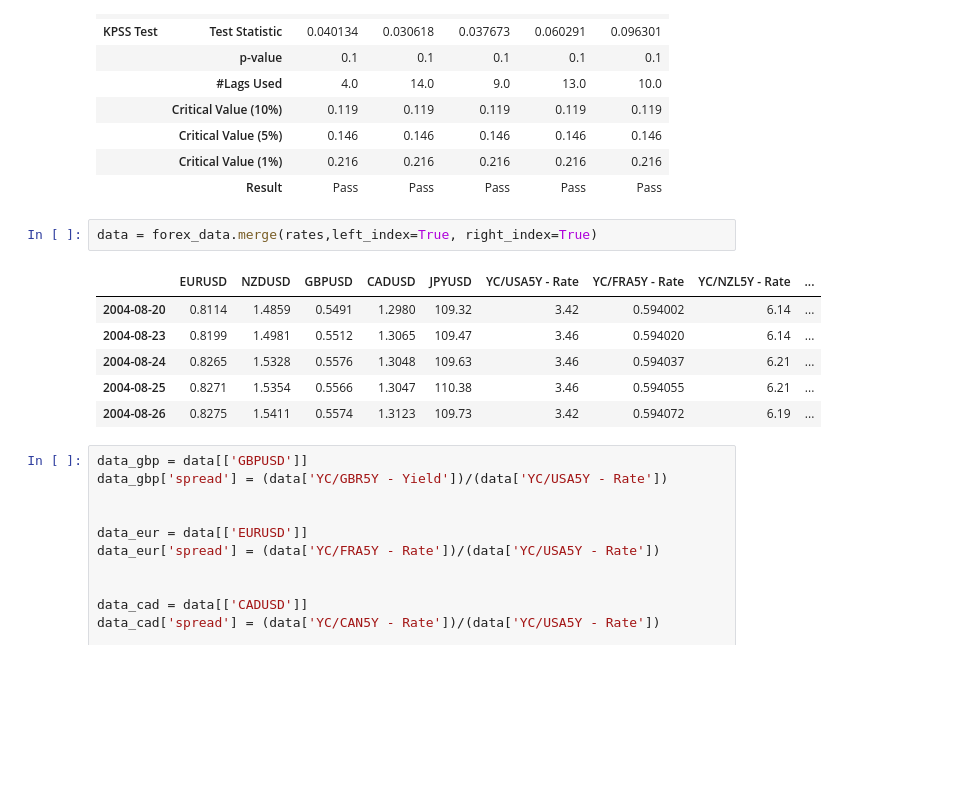
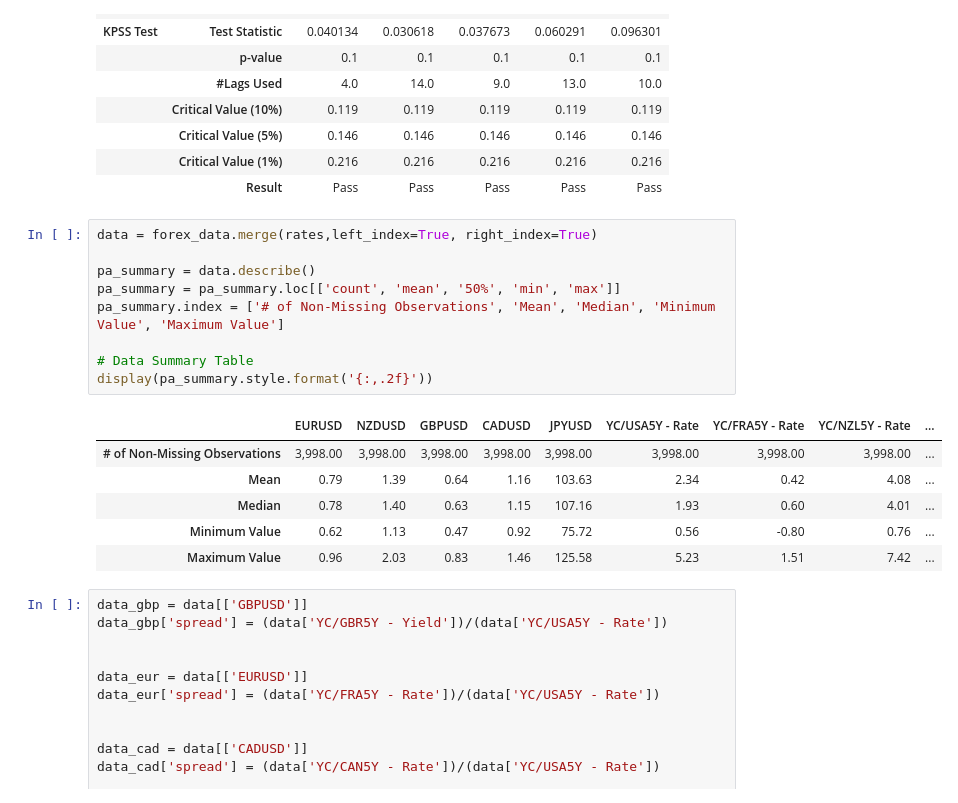
Before and after one commit to maneetsingh1/ts_forex_project, a Jupyter notebook: codes/1. EDA.ipynb, the cells around one changed output. Cells and saved outputs as stored; diff of their text form; blank space fills up the shorter version.

```diff
--- a/codes/1. EDA.ipynb
+++ b/codes/1. EDA.ipynb
@@ -292,13 +294,20 @@ display(stationarity_test(forex_data.diff().dropna()))
 |  | Result | Pass | Pass | Pass | Pass | Pass |
 # %%
 data = forex_data.merge(rates,left_index=True, right_index=True)
+
+pa_summary = data.describe()
+pa_summary = pa_summary.loc[['count', 'mean', '50%', 'min', 'max']]
+pa_summary.index = ['# of Non-Missing Observations', 'Mean', 'Median', 'Minimum Value', 'Maximum Value']
+
+# Data Summary Table
+display(pa_summary.style.format('{:,.2f}'))
 # %% [output]
 |  | EURUSD | NZDUSD | GBPUSD | CADUSD | JPYUSD | YC/USA5Y - Rate | YC/FRA5Y - Rate | YC/NZL5Y - Rate | ... |
-| 2004-08-20 | 0.8114 | 1.4859 | 0.5491 | 1.2980 | 109.32 | 3.42 | 0.594002 | 6.14 | ... |
-| 2004-08-23 | 0.8199 | 1.4981 | 0.5512 | 1.3065 | 109.47 | 3.46 | 0.594020 | 6.14 | ... |
-| 2004-08-24 | 0.8265 | 1.5328 | 0.5576 | 1.3048 | 109.63 | 3.46 | 0.594037 | 6.21 | ... |
-| 2004-08-25 | 0.8271 | 1.5354 | 0.5566 | 1.3047 | 110.38 | 3.46 | 0.594055 | 6.21 | ... |
-| 2004-08-26 | 0.8275 | 1.5411 | 0.5574 | 1.3123 | 109.73 | 3.42 | 0.594072 | 6.19 | ... |
+| # of Non-Missing Observations | 3,998.00 | 3,998.00 | 3,998.00 | 3,998.00 | 3,998.00 | 3,998.00 | 3,998.00 | 3,998.00 | ... |
+| Mean | 0.79 | 1.39 | 0.64 | 1.16 | 103.63 | 2.34 | 0.42 | 4.08 | ... |
+| Median | 0.78 | 1.40 | 0.63 | 1.15 | 107.16 | 1.93 | 0.60 | 4.01 | ... |
+| Minimum Value | 0.62 | 1.13 | 0.47 | 0.92 | 75.72 | 0.56 | -0.80 | 0.76 | ... |
+| Maximum Value | 0.96 | 2.03 | 0.83 | 1.46 | 125.58 | 5.23 | 1.51 | 7.42 | ... |
 # %%
 data_gbp = data[['GBPUSD']]
 data_gbp['spread'] = (data['YC/GBR5Y - Yield'])/(data['YC/USA5Y - Rate'])
```
Also changed, not shown: parts of 7 cells of this notebook.
